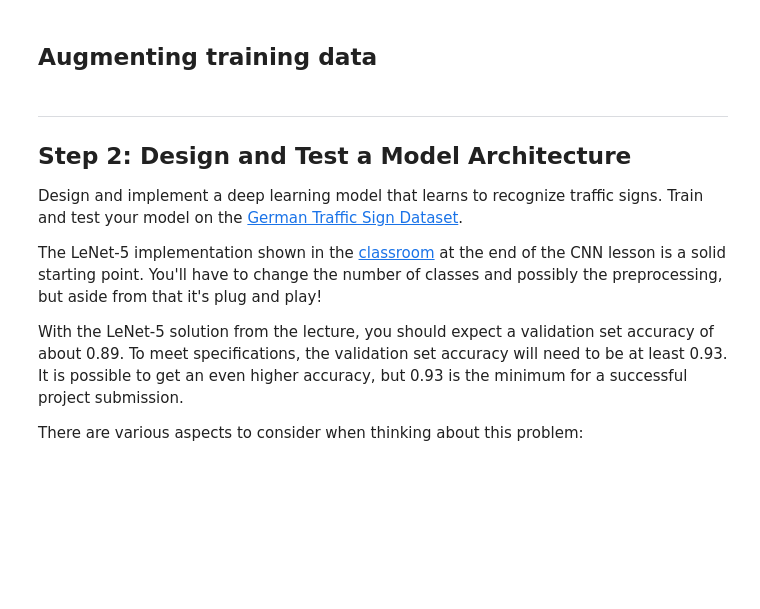
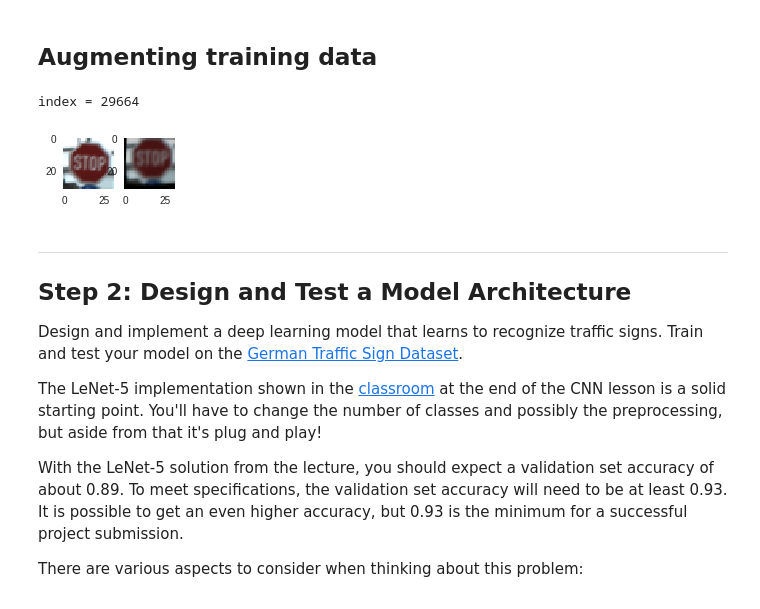
Before and after one commit to spookyQubit/TrafficSignClassification, a Jupyter notebook: Traffic_Sign_Classifier.ipynb, the cells around one changed output. Drawn from its saved outputs; the diff is of its cells as text; code cells hidden in the pictures; blank space fills up the shorter version.

Commit message:
augmented_image

```diff
--- a/Traffic_Sign_Classifier.ipynb
+++ b/Traffic_Sign_Classifier.ipynb
@@ -314,3 +310,19 @@ for i in range(initial_training_size):
+# %%
+fig = plt.figure(figsize=(6,6))
+index = random.randint(0, len(X_train))
+print("index = {}".format(index))
+
+ax = fig.add_subplot(1, 2, 1)
+ax.grid(False)
+ax.imshow(X_train[index].squeeze())
+
+ax = fig.add_subplot(1, 2, 2)
+ax.grid(False)
+ax.imshow(X_augmented[index].squeeze())
+plt.show()
+# %% [output]
+index = 29664
+[figure, added]
 # %%
 X_augmented = np.array(X_augmented)
 y_augmented = np.array(y_augmented)
```
Also changed, not shown: parts of 1 cell of this notebook, 2 other files.
